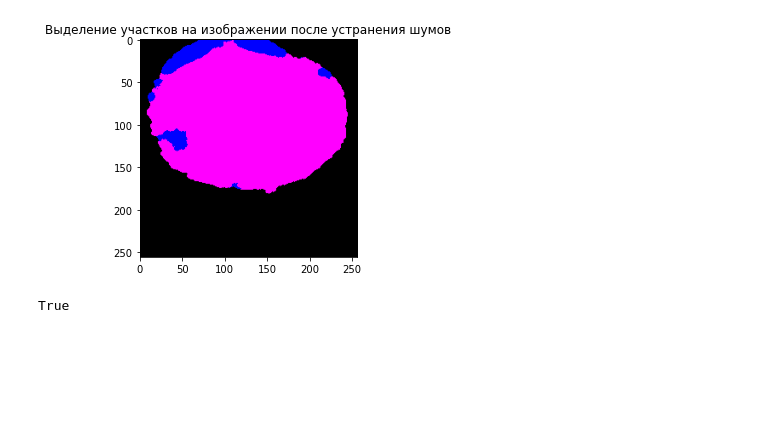
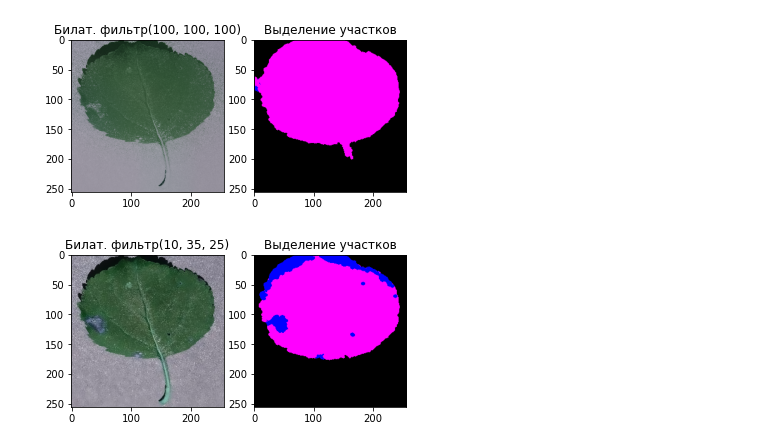
Before and after one commit to PavelKitaev/lab1, a Jupyter notebook: lab1.ipynb, the cells around one changed output. Drawn from its saved outputs; the diff is of its cells as text; code cells hidden in the pictures; blank space fills up the shorter version.

```diff
--- a/lab1.ipynb
+++ b/lab1.ipynb
@@ -60,12 +41,28 @@ plt.show()
-# %%
-plt.imshow(res_2)
-plt.title("Выделение участков на изображении после устранения шумов")
-plt.show()
-# %% [output]
-[figure, removed]
-# %%
-#Билатеральный фильтр
-bilateral = cv.bilateralFilter(res_1, 15, 75, 75)
-cv.imwrite("res_3.png", bilateral)
-# %% [output]
-True
+# %%
+#Билатеральный фильтр
+bilateral = cv.bilateralFilter(img, 100, 100, 100)
+cv.imwrite("bl.png", bilateral)
+
+res_2 = CalcOfDamageAndNonDamage("bl.png")
+
+plt.subplot(121), plt.imshow(bilateral)
+plt.title('Билат. фильтр(100, 100, 100)')
+plt.subplot(122), plt.imshow(res_2)
+plt.title('Выделение участков')
+plt.show()
+# %% [output]
+[figure, added]
+# %%
+#Билатеральный фильтр
+bilateral = cv.bilateralFilter(img, 10, 35, 25)
+cv.imwrite("bl.png", bilateral)
+
+res_3 = CalcOfDamageAndNonDamage("bl.png")
+
+plt.subplot(121), plt.imshow(bilateral)
+plt.title('Билат. фильтр(10, 35, 25)')
+plt.subplot(122), plt.imshow(res_3)
+plt.title('Выделение участков')
+plt.show()
+# %% [output]
+[figure, added]
```
Also changed, not shown: parts of 10 cells of this notebook.
